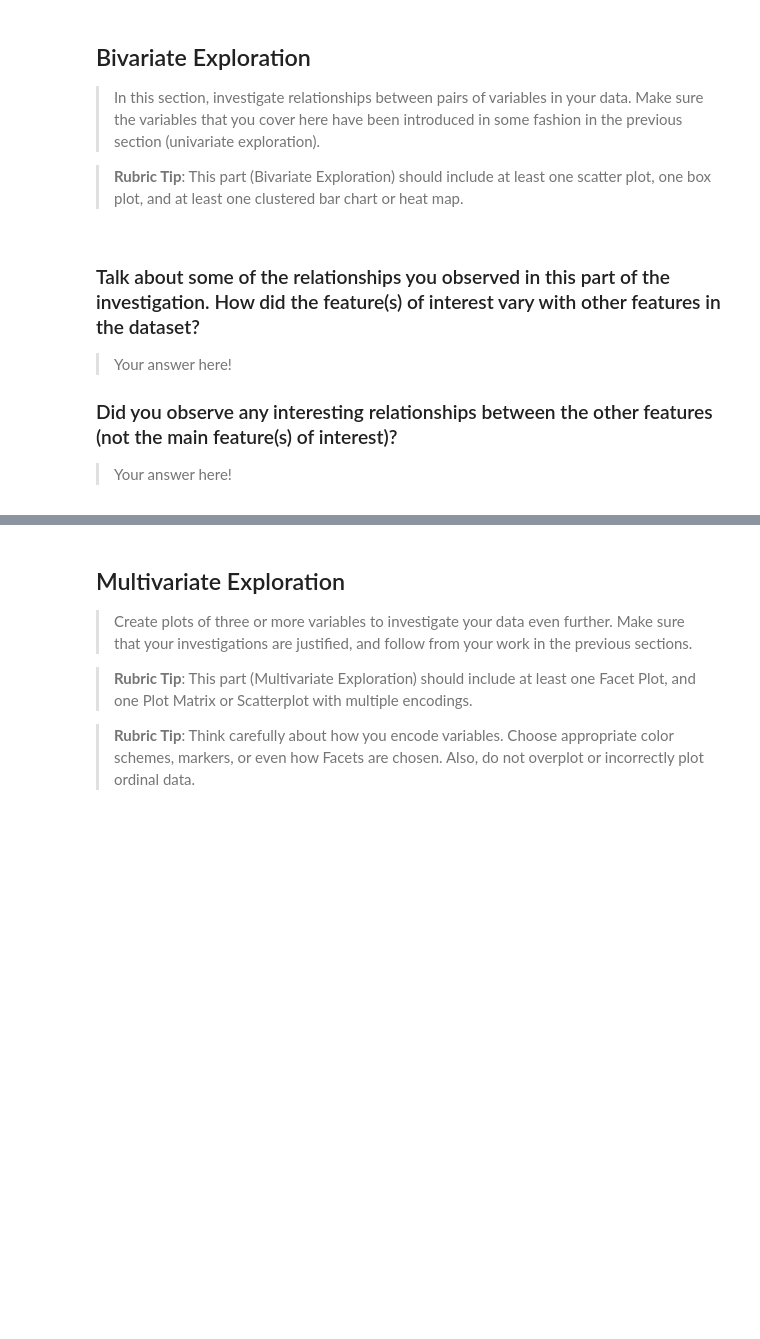
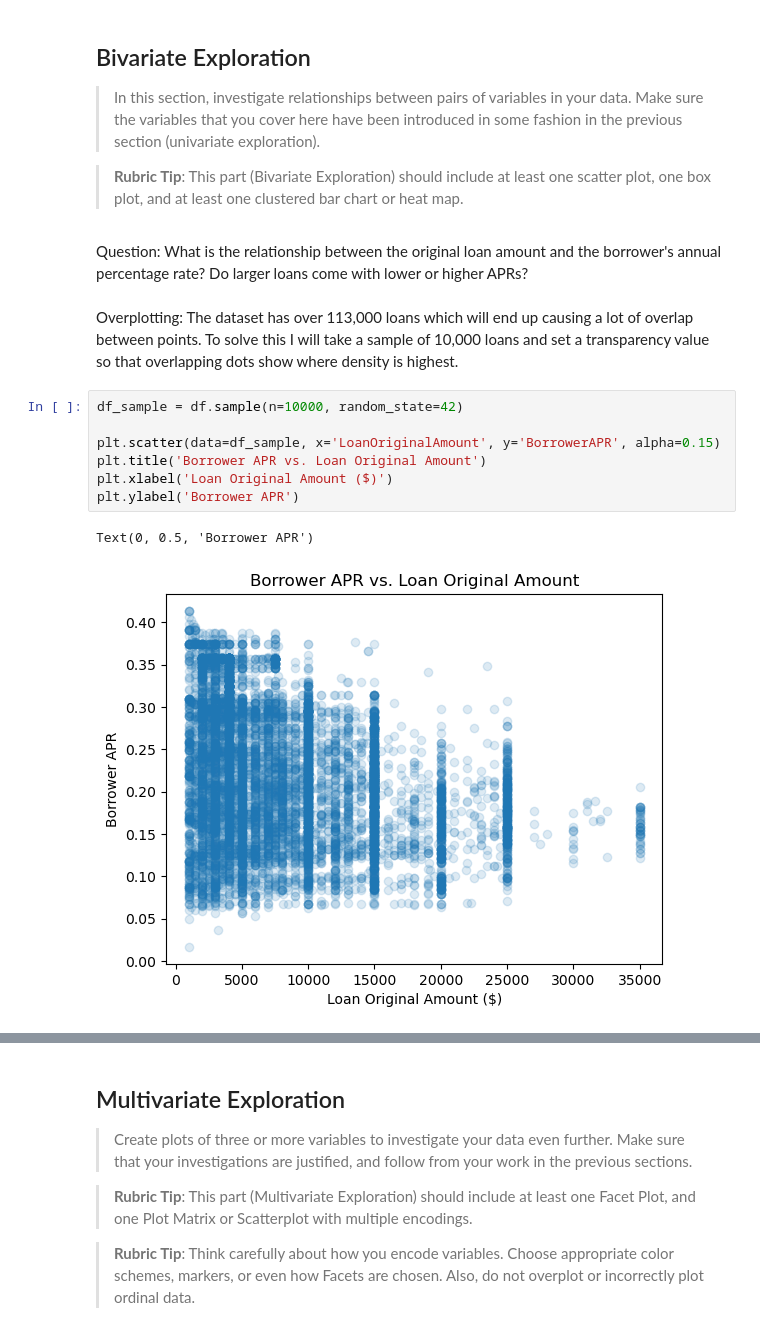
Before and after one commit to CV145/Data_Visualization, a Jupyter notebook: Part_I_exploration_template.ipynb, the cells around one changed output, grey strips where cells are left out. Cells and saved outputs as stored; diff of their text form; blank space fills up the shorter version.

Commit message:
feat: add borrower APR analysis and refactor countplot order rankings

```diff
--- a/Part_I_exploration_template.ipynb
+++ b/Part_I_exploration_template.ipynb
@@ -169,11 +172,17 @@ Text(0, 0.5, 'Count')
 > In this section, investigate relationships between pairs of variables in your data. Make sure the variables that you cover here have been introduced in some fashion in the previous section (univariate exploration).
 
 > **Rubric Tip**: This part (Bivariate Exploration) should include at least one scatter plot, one box plot, and at least one clustered bar chart or heat map.
-# %% [markdown]
-### Talk about some of the relationships you observed in this part of the investigation. How did the feature(s) of interest vary with other features in the dataset?
-
-> Your answer here!
-
-### Did you observe any interesting relationships between the other features (not the main feature(s) of interest)?
-
-> Your answer here!
+# %% [markdown]
+Question: What is the relationship between the original loan amount and the borrower's annual percentage rate? Do larger loans come with lower or higher APRs?
+# %% [markdown]
+Overplotting: The dataset has over 113,000 loans which will end up causing a lot of overlap between points. To solve this I will take a sample of 10,000 loans and set a transparency value so that overlapping dots show where density is highest.
+# %%
+df_sample = df.sample(n=10000, random_state=42)
+
+plt.scatter(data=df_sample, x='LoanOriginalAmount', y='BorrowerAPR', alpha=0.15)
+plt.title('Borrower APR vs. Loan Original Amount')
+plt.xlabel('Loan Original Amount ($)')
+plt.ylabel('Borrower APR')
+# %% [output]
+Text(0, 0.5, 'Borrower APR')
+[figure, added]
```
Also changed, not shown: parts of 9 cells of this notebook.
